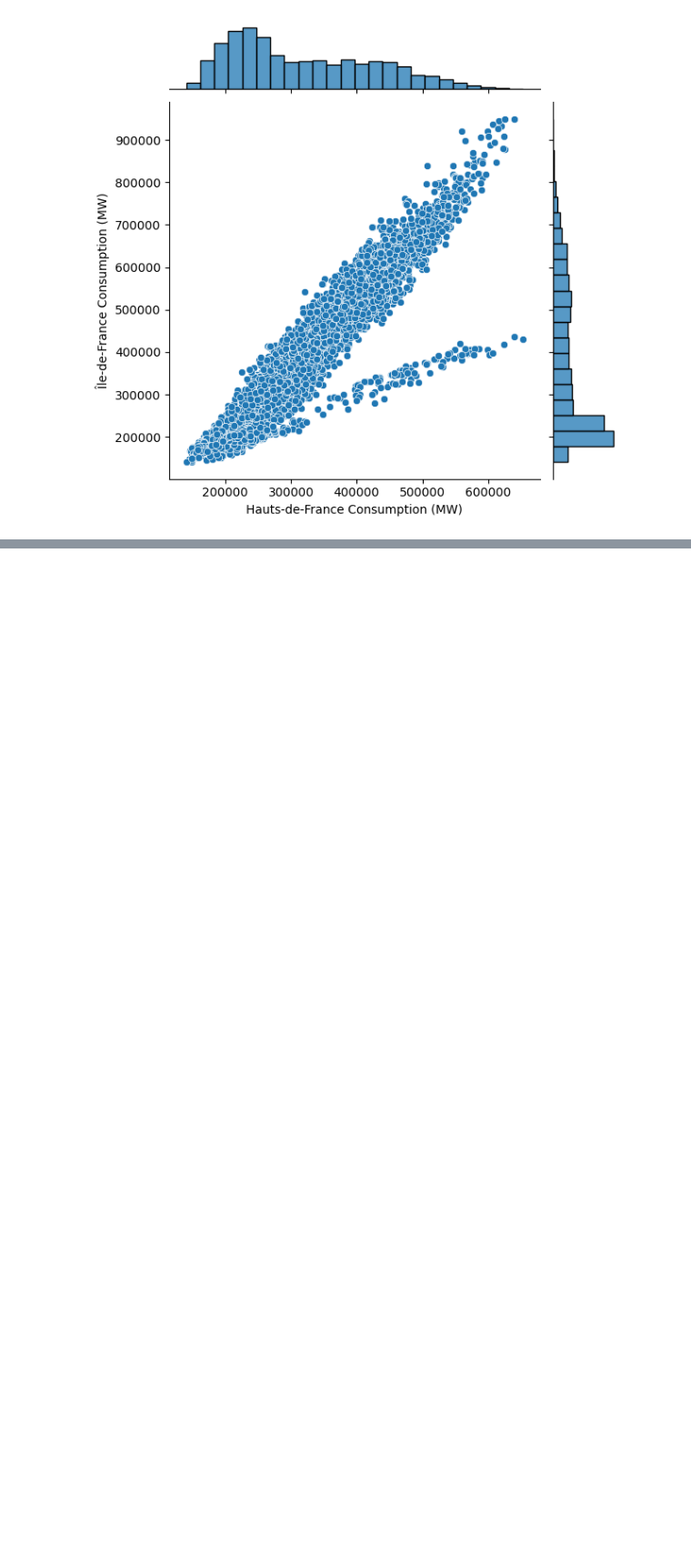
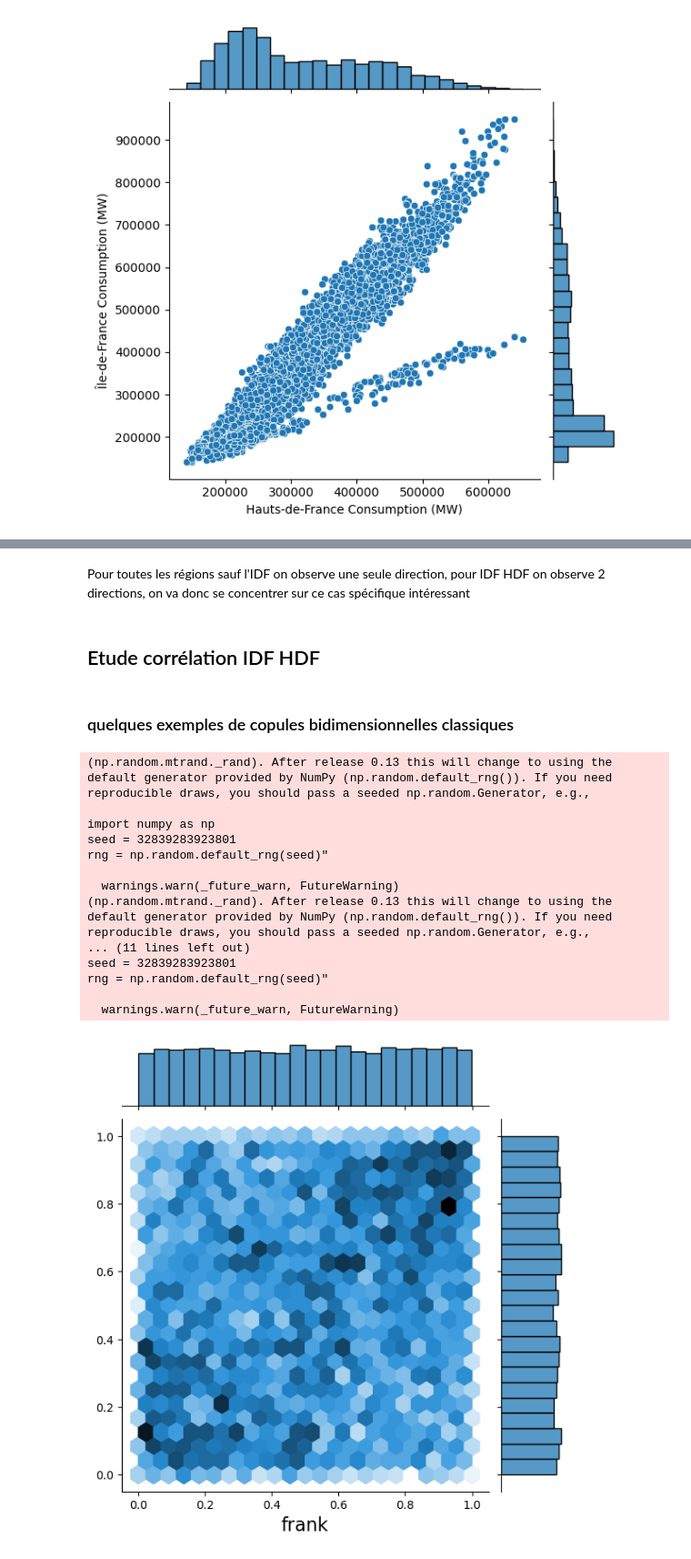
Before and after one commit to adrien-bdl/stats-energy-consumption, a Jupyter notebook: copules.ipynb, the cells around one changed output, grey strips where cells are left out. Shown at 91% size. Saved outputs shown, nothing was run; the diff lists cells and outputs as text; code cells hidden in the pictures; blank space fills up the shorter version.

```diff
--- a/copules.ipynb
+++ b/copules.ipynb
@@ -98,0 +185,41 @@ h.set_axis_labels("Hauts-de-France Consumption (MW)","Île-de-France Consumption
+# %% [markdown]
+Pour toutes les régions sauf l'IDF on observe une seule direction, pour IDF HDF on observe 2 directions, on va donc se concentrer sur ce cas spécifique intéressant
+# %% [markdown]
+## Etude corrélation IDF HDF
+# %% [markdown]
+### quelques exemples de copules bidimensionnelles classiques
+# %%
+import statsmodels.distributions.copula.api as copulaAPI
+
+frank = copulaAPI.FrankCopula(theta=1)
+clayton = copulaAPI.ClaytonCopula(theta=1)
+gumbel = copulaAPI.GumbelCopula(theta=2)
+gaussian = copulaAPI.GaussianCopula(corr=0.5)
+student = copulaAPI.StudentTCopula(corr=0.5)
+# %%
+copulas = [frank, clayton, gumbel, gaussian]
+copulas_name = ["frank", "clayton", "gumbel", "gaussian"]
+
+for copula, name in zip(copulas, copulas_name):
+    sample = copula.rvs(10000)
+    h = sns.jointplot(x=sample[:, 0], y=sample[:, 1], kind="hex")
+    _ = h.set_axis_labels(name, "", fontsize=16)
+# %% [output]
+(np.random.mtrand._rand). After release 0.13 this will change to using the
+default generator provided by NumPy (np.random.default_rng()). If you need
+reproducible draws, you should pass a seeded np.random.Generator, e.g.,
+
+import numpy as np
+seed = 32839283923801
+rng = np.random.default_rng(seed)"
+
+  warnings.warn(_future_warn, FutureWarning)
+(np.random.mtrand._rand). After release 0.13 this will change to using the
+default generator provided by NumPy (np.random.default_rng()). If you need
+reproducible draws, you should pass a seeded np.random.Generator, e.g.,
+... (11 lines left out)
+seed = 32839283923801
+rng = np.random.default_rng(seed)"
+
+  warnings.warn(_future_warn, FutureWarning)
+[figure, added]
```
Also changed, not shown: parts of 22 cells of this notebook.
